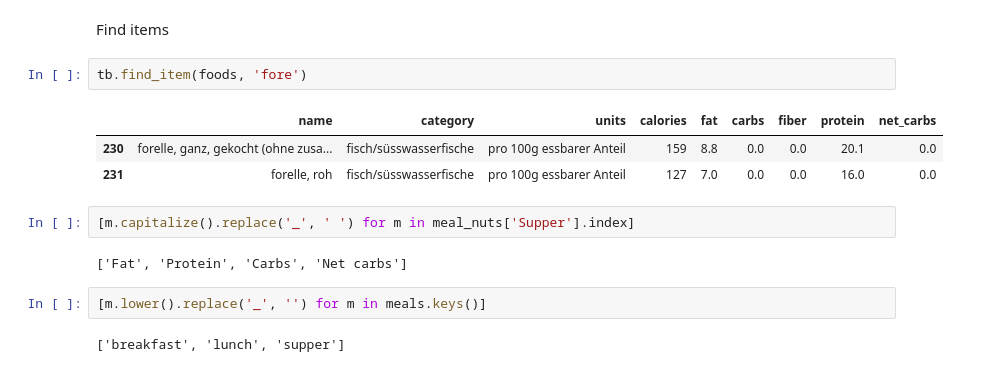
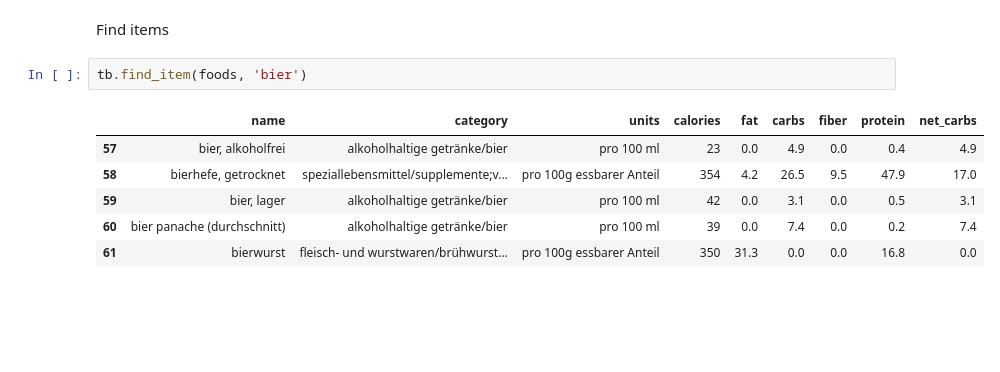
Before and after one commit to fabiangunzinger/learning, a Jupyter notebook: food-data/foods.ipynb, the cells around one changed output. Saved outputs shown, nothing was run; the diff lists cells and outputs as text; blank space fills up the shorter version.

```diff
--- a/food-data/foods.ipynb
+++ b/food-data/foods.ipynb
@@ -45,16 +56,11 @@ myfoods = tb.make_myfoods(foods, my_foods).set_index('name')
 # %% [markdown]
 Find items
 # %%
-tb.find_item(foods, 'fore')
+tb.find_item(foods, 'bier')
 # %% [output]
 |  | name | category | units | calories | fat | carbs | fiber | protein | net_carbs |
-| 230 | forelle, ganz, gekocht (ohne zusa... | fisch/süsswasserfische | pro 100g essbarer Anteil | 159 | 8.8 | 0.0 | 0.0 | 20.1 | 0.0 |
-| 231 | forelle, roh | fisch/süsswasserfische | pro 100g essbarer Anteil | 127 | 7.0 | 0.0 | 0.0 | 16.0 | 0.0 |
+| 57 | bier, alkoholfrei | alkoholhaltige getränke/bier | pro 100 ml | 23 | 0.0 | 4.9 | 0.0 | 0.4 | 4.9 |
+| 58 | bierhefe, getrocknet | speziallebensmittel/supplemente;v... | pro 100g essbarer Anteil | 354 | 4.2 | 26.5 | 9.5 | 47.9 | 17.0 |
+| 59 | bier, lager | alkoholhaltige getränke/bier | pro 100 ml | 42 | 0.0 | 3.1 | 0.0 | 0.5 | 3.1 |
+| 60 | bier panache (durchschnitt) | alkoholhaltige getränke/bier | pro 100 ml | 39 | 0.0 | 7.4 | 0.0 | 0.2 | 7.4 |
+| 61 | bierwurst | fleisch- und wurstwaren/brühwurst... | pro 100g essbarer Anteil | 350 | 31.3 | 0.0 | 0.0 | 16.8 | 0.0 |
-# %%
-[m.capitalize().replace('_', ' ') for m in meal_nuts['Supper'].index]
-# %% [output]
-['Fat', 'Protein', 'Carbs', 'Net carbs']
-# %%
-[m.lower().replace('_', '') for m in meals.keys()]
-# %% [output]
-['breakfast', 'lunch', 'supper']
```
Also changed, not shown: parts of 4 cells of this notebook, 1 other file.
